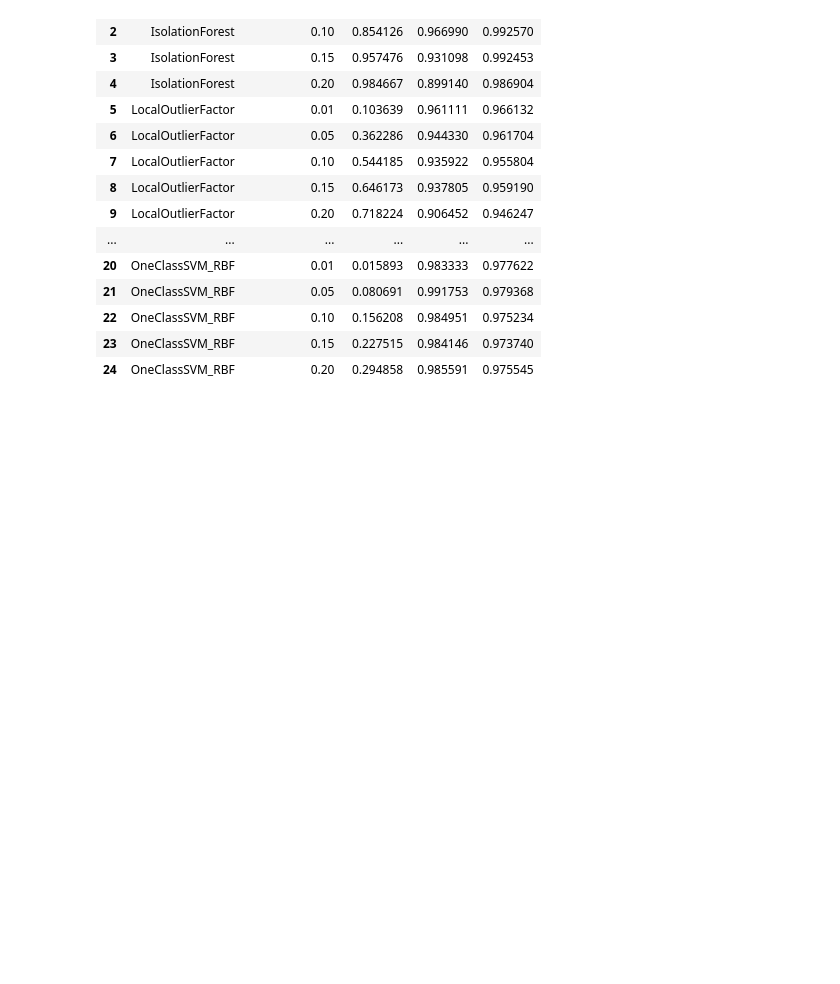
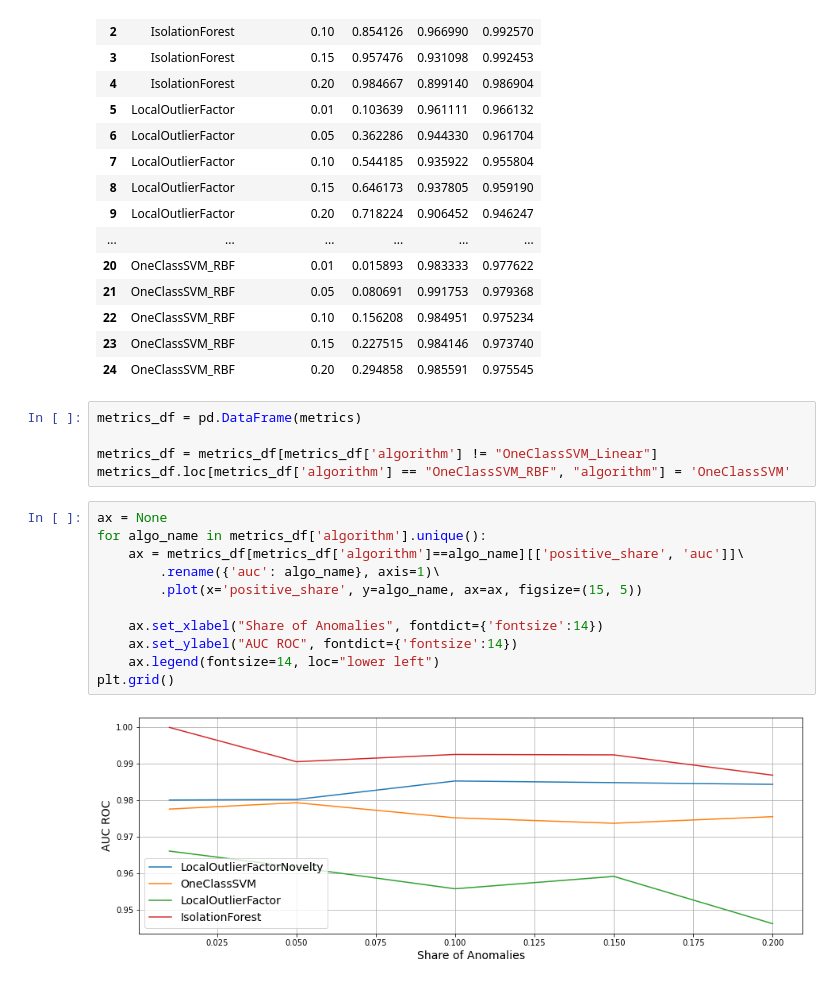
Before and after one commit to peter-pogorelov/attribute-anomaly-detection, a Jupyter notebook: modelling_group.ipynb, the cells around one changed output. Cells and saved outputs as stored; diff of their text form; blank space fills up the shorter version.

```diff
--- a/modelling_group.ipynb
+++ b/modelling_group.ipynb
@@ -292,3 +292,21 @@ pd.DataFrame(metrics).sort_values(by=['algorithm', 'positive_share']).reset_inde
 | 22 | OneClassSVM_RBF | 0.10 | 0.156208 | 0.984951 | 0.975234 |
 | 23 | OneClassSVM_RBF | 0.15 | 0.227515 | 0.984146 | 0.973740 |
 | 24 | OneClassSVM_RBF | 0.20 | 0.294858 | 0.985591 | 0.975545 |
+# %%
+metrics_df = pd.DataFrame(metrics)
+
+metrics_df = metrics_df[metrics_df['algorithm'] != "OneClassSVM_Linear"]
+metrics_df.loc[metrics_df['algorithm'] == "OneClassSVM_RBF", "algorithm"] = 'OneClassSVM'
+# %%
+ax = None
+for algo_name in metrics_df['algorithm'].unique():
+    ax = metrics_df[metrics_df['algorithm']==algo_name][['positive_share', 'auc']]\
+        .rename({'auc': algo_name}, axis=1)\
+        .plot(x='positive_share', y=algo_name, ax=ax, figsize=(15, 5))
+
+    ax.set_xlabel("Share of Anomalies", fontdict={'fontsize':14})
+    ax.set_ylabel("AUC ROC", fontdict={'fontsize':14})
+    ax.legend(fontsize=14, loc="lower left")
+plt.grid()
+# %% [output]
+[figure, added]
```
Also changed, not shown: 2 other files.
